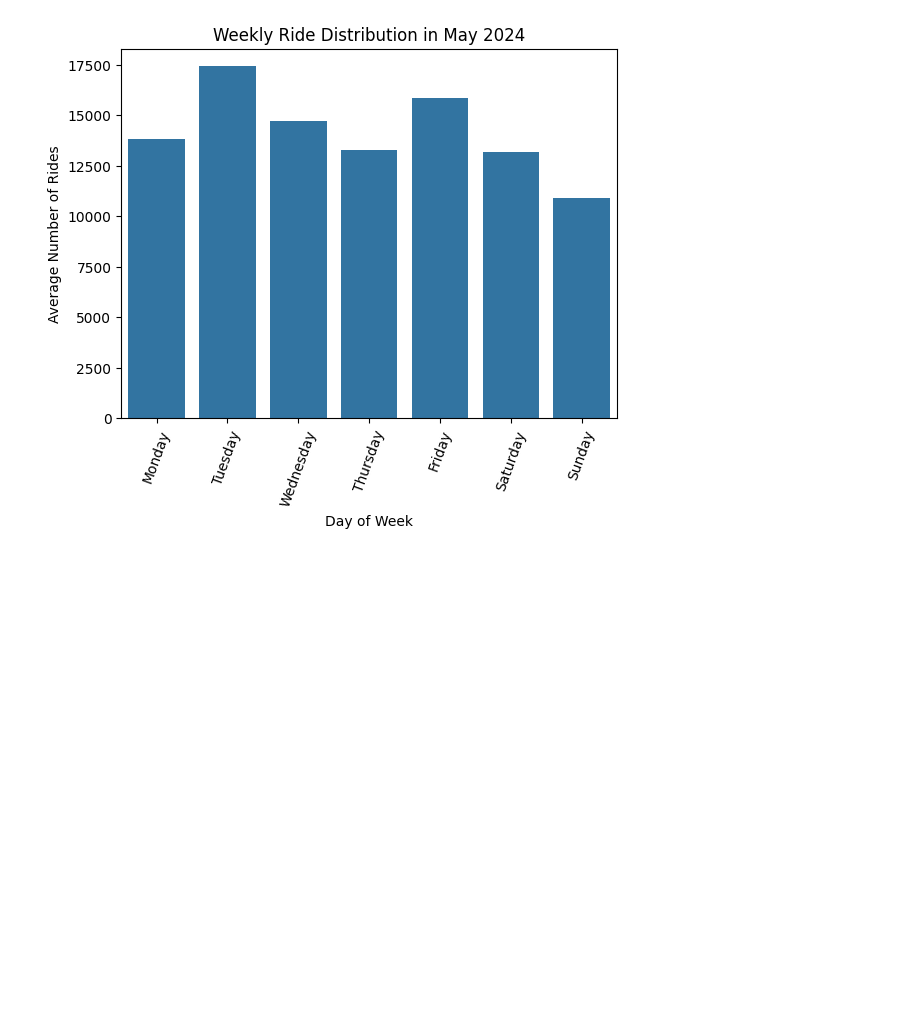
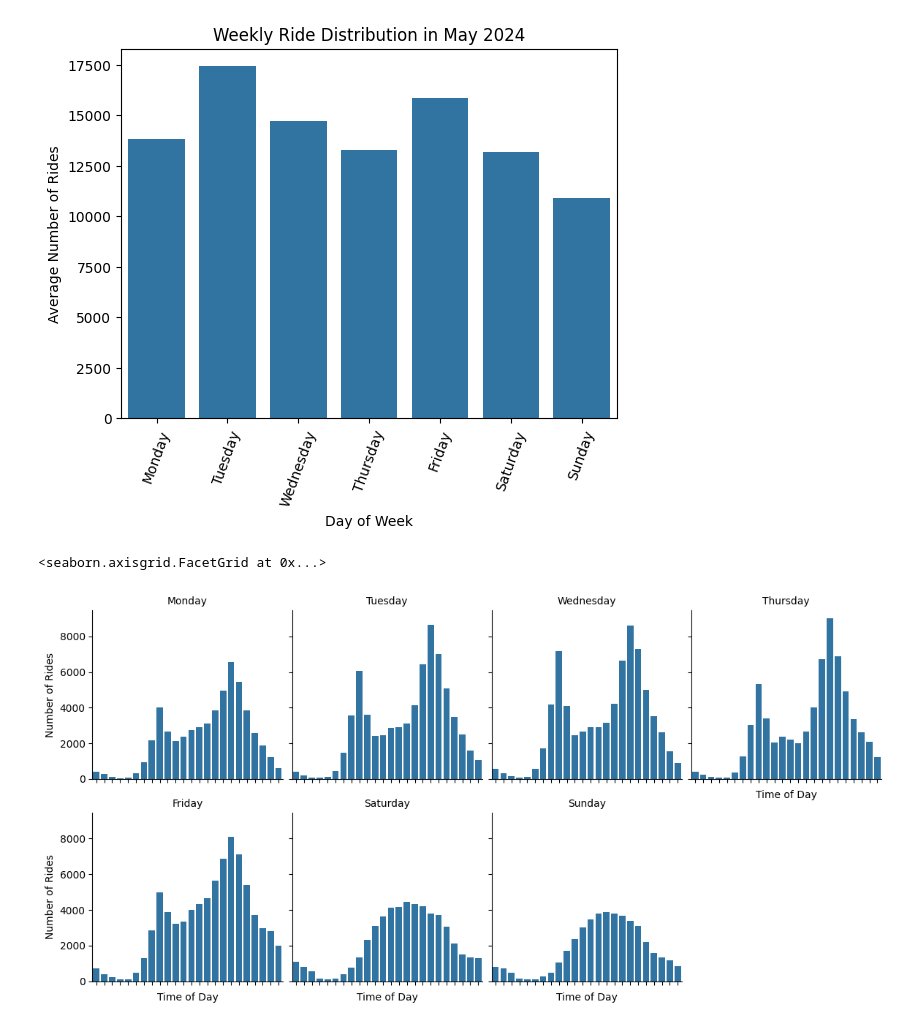
Before and after one commit to clarkaid/BlueBikesAnalysis, a Jupyter notebook: Analysis/eda.ipynb, the cells around one changed output. Drawn from its saved outputs; the diff is of its cells as text; code cells hidden in the pictures; blank space fills up the shorter version.

Commit message:
Made figures for time of day analysis by day of week

```diff
--- a/Analysis/eda.ipynb
+++ b/Analysis/eda.ipynb
@@ -18,7 +22,9 @@ import seaborn as sns
 # %% [markdown]
 Reading in dataset
 # %%
-blueBikes = pd.read_csv("../Data/bluebikes_trip_data_jun24.csv")
+blueBikes = pd.read_csv("../Data/bluebikes_trip_data_jun24.csv",
+                        parse_dates = [2,3] #Parse started_at and ended_at as datetimes
+                        )
 # %%
 dims = blueBikes.shape
 print("There are " + str(dims[0]) + " trips and " + str(dims[1]) + " features")
@@ -40,3 +46,7 @@ print(len(blueBikes["ride_id"].unique()))
 #is equivalent to the number of trips in the dataset
 # %% [output]
 440534
+# %%
+#Pandas practice
+blueBikes["ride_length"] = blueBikes["ended_at"] - blueBikes["started_at"]
+blueBikes.describe()
@@ -125,6 +155,3 @@ dtype('O')
-# %%
-blueBikes["started_at"] = pd.to_datetime(blueBikes["started_at"], format='%Y-%m-%d %H:%M:%S')
-blueBikes["ended_at"] = pd.to_datetime(blueBikes["started_at"], format='%Y-%m-%d %H:%M:%S')
 # %%
 blueBikes_sorted = blueBikes.sort_values(by = "started_at")
 # %%
@@ -194,0 +219,25 @@ Text(0.5, 1.0, 'Weekly Ride Distribution in May 2024')
+# %%
+#What about times?
+#I think I want to split this up by day as well
+
+grouped_times = blueBikes_sorted.resample('h').size().reset_index() #Get counts for each hour of each day
+grouped_times.rename(columns = {0: "count"}, inplace = True)
+grouped_times["day_of_week_num"] = grouped_times["started_at"].apply(lambda x: x.dayofweek)
+grouped_times["day"] = grouped_times["day_of_week_num"].apply(lambda x: days[x])
+grouped_times["time"] = grouped_times["started_at"].apply(lambda x: x.time())
+
+#Grouping by day of week + hour block, aggregating to get number of rides in each block
+agg_groups = grouped_times.groupby(["day", "time"]).agg(num_rides=('count', 'sum')).reset_index()
+# %%
+day_order = ["Monday", "Tuesday", "Wednesday", "Thursday", "Friday", "Saturday", "Sunday"]
+
+#Make facet grid-- one plot for each day of week
+g = sns.FacetGrid(agg_groups, col = "day", col_wrap = 4, col_order = day_order)
+g.map(sns.barplot, "time", "num_rides")
+g.set_axis_labels("Time of Day", "Number of Rides")
+g.set_titles(col_template= "{col_name}")
+g.figure.subplots_adjust(wspace=0.05, hspace = 0.2)
+g.set_xticklabels("")
+# %% [output]
+<seaborn.axisgrid.FacetGrid at 0x...>
+[figure, added]
```
Also changed, not shown: parts of 9 cells of this notebook.
